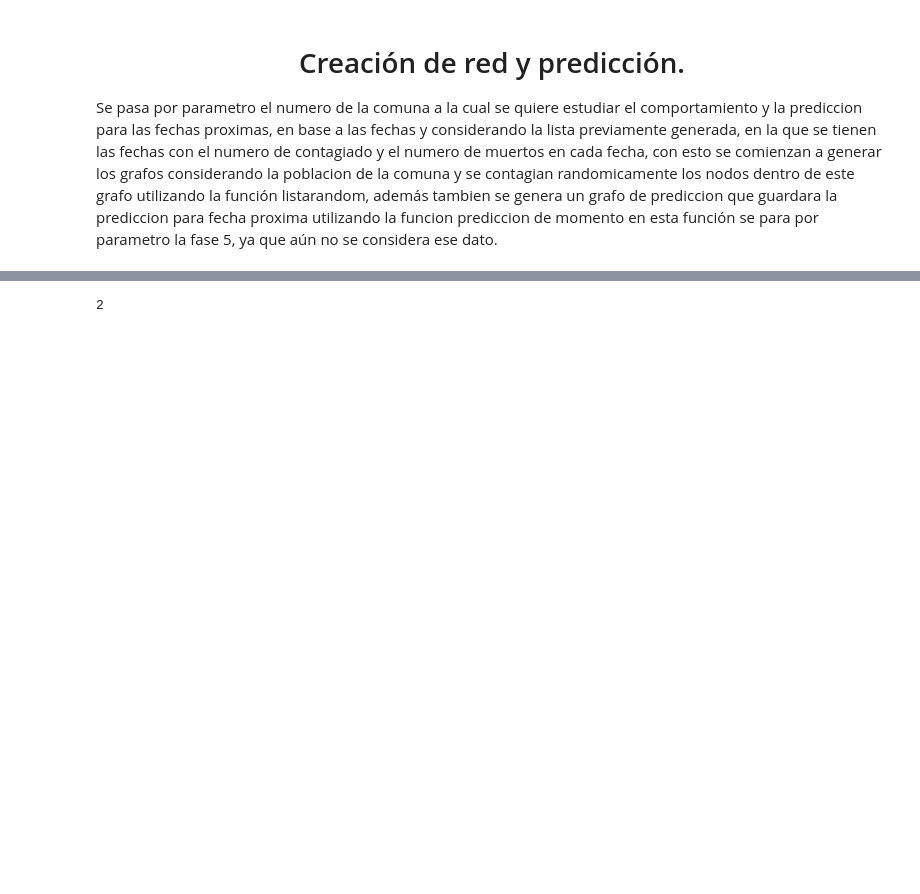
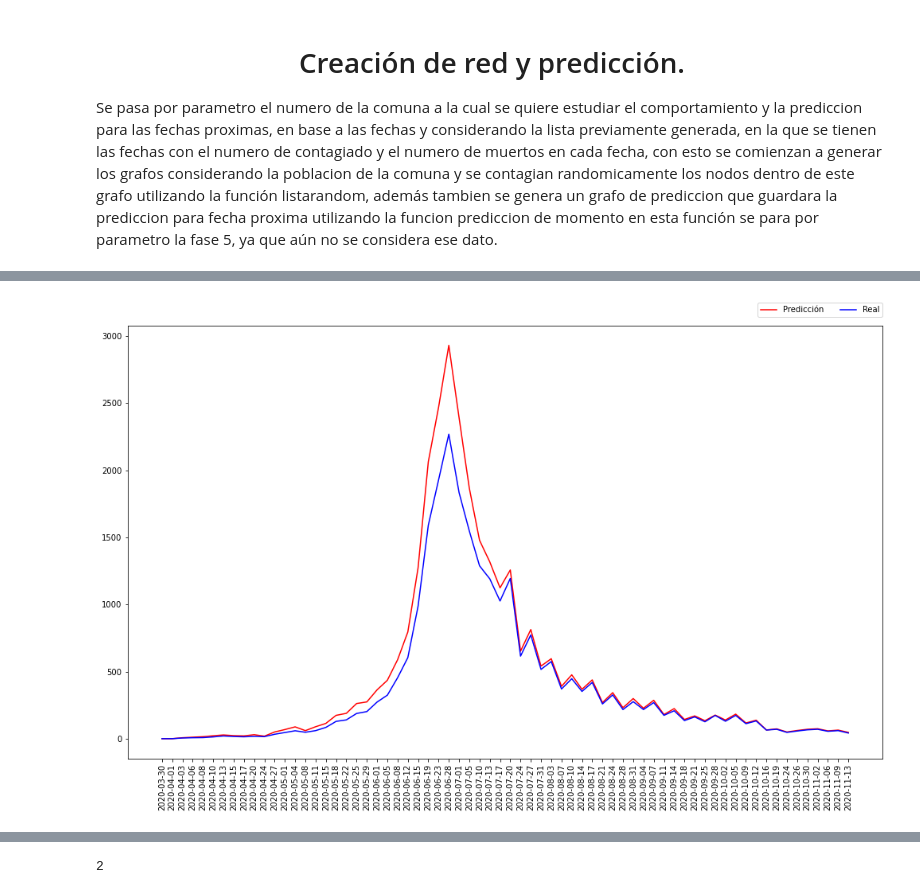
Before and after one commit to brandi003/bd3, a Jupyter notebook: BD_proy2.ipynb, the cells around one changed output, grey strips where cells are left out. Cells and saved outputs as stored; diff of their text form; code cells hidden in the pictures; blank space fills up the shorter version.

```diff
--- a/BD_proy2.ipynb
+++ b/BD_proy2.ipynb
@@ -216,3 +243,27 @@ def degree_histogram(G):
+# %%
+def graficaComparativa(arr_prediccion):
+    data = pd.read_csv("../Datos-COVID19/output/producto1/Covid-19.csv")
+
+    array_prediccion_infecciones = arr_prediccion[3]
+    array_real_infecciones = arr_prediccion[4]
+    fecha_datos = data.columns[5:len(array_prediccion_infecciones)+5]
+
+    plt.figure(figsize=(17, 10))
+    plt.plot(fecha_datos, array_prediccion_infecciones, 'r', label="Predicción")
+    plt.plot(fecha_datos, array_real_infecciones, 'b', label="Real")
+    plt.xticks(rotation ='vertical')
+
+    plt.legend(bbox_to_anchor=(0., 1.02, 1., .102), loc='lower right', ncol=2, borderaxespad=0)
+
+
+    plt.show()
+# %%
+def contar_contagiados(G):#función para contar los contagios dentro del grafo.
+    contagios=0
+    for k in G.nodes:
+        if(G.nodes[k]['infected']>0 and G.nodes[k]['infected']<11):
+            contagios=contagios+1
+    return contagios
 # %% [markdown]
 <center><h1>Creación de red y predicción.</h1></center>
 <p> Se pasa por parametro el numero de la comuna a la cual se quiere estudiar el comportamiento y la prediccion para las fechas proximas,
@@ -326,2 +357,6 @@ muertos=0;Comuna=Calama infectados totales=14
+# %%
+graficaComparativa(aux)
+# %% [output]
+[figure, added]
 # %%
 nx.closeness_centrality(G)
```
Also changed, not shown: parts of 10 cells of this notebook.
